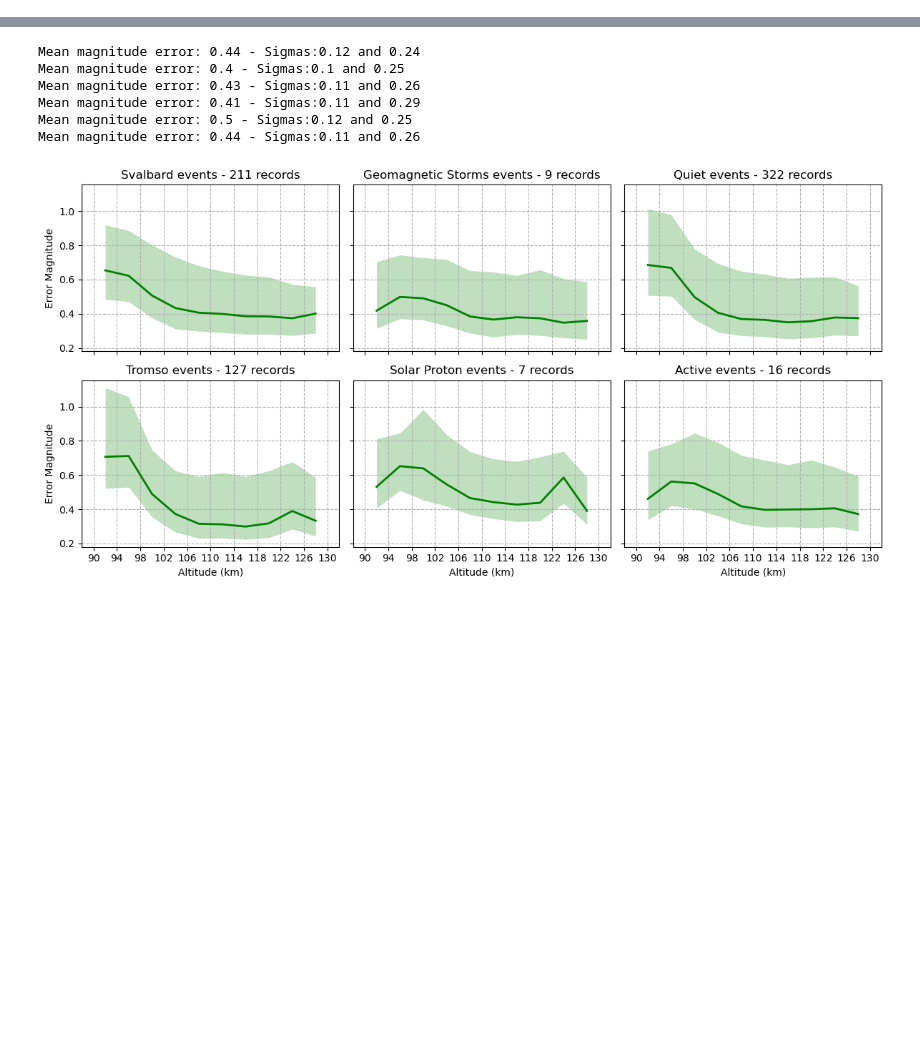
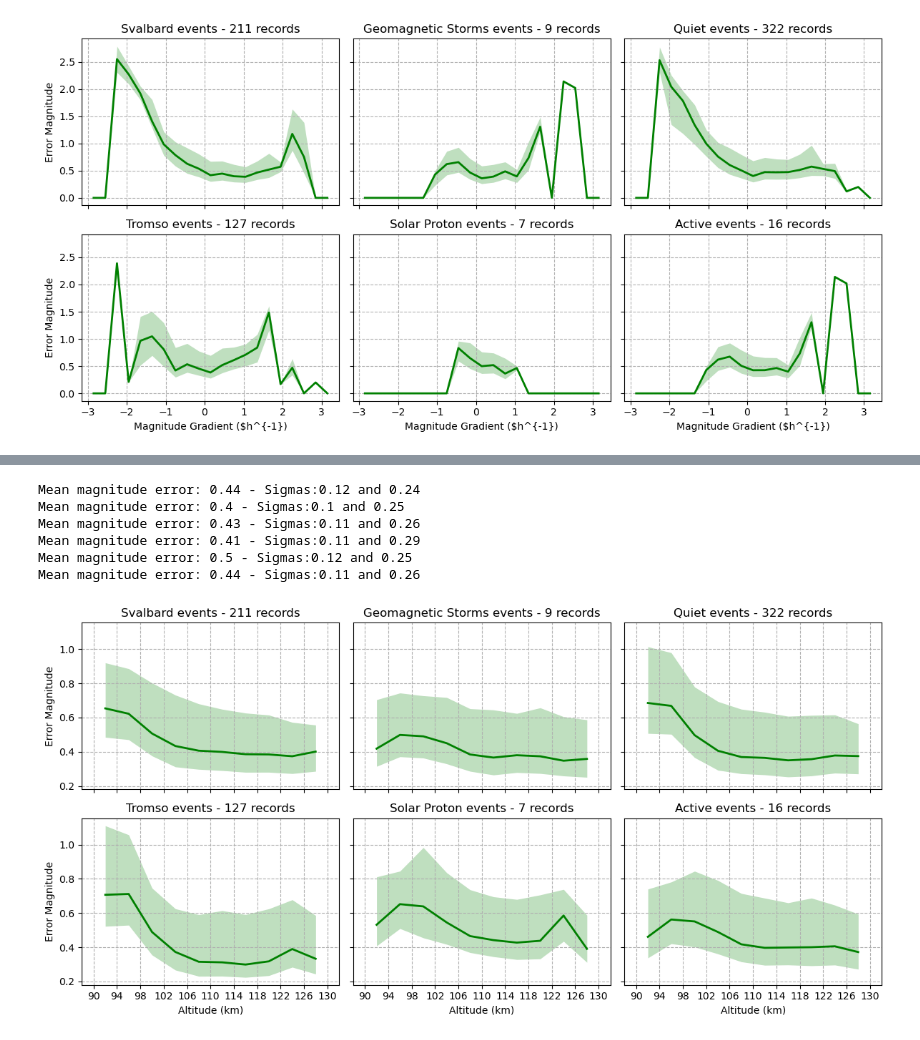
Before and after one commit to remy-guillermin/WACCM-Analysis, a Jupyter notebook: Scripts/Data-Analysis/global_error.ipynb, the cells around one changed output, grey strips where cells are left out. Cells and saved outputs as stored; diff of their text form; code cells hidden in the pictures; blank space fills up the shorter version.

Commit message:
plot

```diff
--- a/Scripts/Data-Analysis/global_error.ipynb
+++ b/Scripts/Data-Analysis/global_error.ipynb
@@ -39,6 +39,102 @@ dSME_index = np.array(data_df['SME Gradient']).reshape(-1,shape)
 speed_index = np.array(data_df['Speed 1 hour before']).reshape(-1,shape)
 dspeed_index = np.array(data_df['Speed Gradient 1 hour before']).reshape(-1,shape)
 
+Ne_EXP_gradient_height = mag_EXP.reshape(-1, len(H_bins), len(time_bins))
+zero_gradient_mask = Ne_EXP_gradient_height == 0
+Ne_EXP_gradient_height = Ne_EXP_gradient_height[:,1:,:] - Ne_EXP_gradient_height[:,:-1,:]
+Ne_EXP_gradient_height = np.concatenate((Ne_EXP_gradient_height, Ne_EXP_gradient_height[:,-1:,:]), axis=1)
+Ne_EXP_gradient_height[np.roll(zero_gradient_mask,1,axis=1)] = Ne_EXP_gradient_height[np.roll(zero_gradient_mask,2,axis=1)]
+Ne_EXP_gradient_height[np.roll(zero_gradient_mask,-1,axis=1)] = Ne_EXP_gradient_height[np.roll(zero_gradient_mask,-2,axis=1)]
+Ne_EXP_gradient_height = Ne_EXP_gradient_height.reshape(-1,shape)
+
+Ne_EXP_gradient_time = mag_EXP.reshape(-1, len(H_bins), len(time_bins))
+zero_gradient_mask = Ne_EXP_gradient_time == 0
+Ne_EXP_gradient_time = Ne_EXP_gradient_time[:,:,1:] -  Ne_EXP_gradient_time[:,:,:-1]
+Ne_EXP_gradient_time = np.concatenate((Ne_EXP_gradient_time, Ne_EXP_gradient_time[:,:,-1:]), axis=2)
+Ne_EXP_gradient_time[np.roll(zero_gradient_mask,1,axis=1)] = Ne_EXP_gradient_time[np.roll(zero_gradient_mask,2,axis=1)]
+Ne_EXP_gradient_time[np.roll(zero_gradient_mask,-1,axis=1)] = Ne_EXP_gradient_time[np.roll(zero_gradient_mask,-2,axis=1)]
+Ne_EXP_gradient_time = Ne_EXP_gradient_time.reshape(-1,shape)
 
 masks = [Svalbard, Geomagnetic_Event, (~Geomagnetic_Event) * (~Solar_Proton_Event), Tromso, Solar_Proton_Event, (Geomagnetic_Event) + (Solar_Proton_Event)]
 types = ['Svalbard', 'Geomagnetic Storms', 'Quiet', 'Tromso', 'Solar Proton', 'Active']
+# %%
+fig, axs = plt.subplots(2, 3, figsize=(12, 6), sharex=True, sharey=True)
+
+gradient_bins = np.linspace(-3,3,21)
+
+for i in range(len(masks)):
+    mask = masks[i]
+    type = types[i]
+
+    temp_Ne_EXP = Ne_EXP[mask]
+    temp_Ne_WACCM = Ne_WACCM[mask]
+    temp_dNe_EXP = dNe_EXP[mask]
+    temp_gradient = Ne_EXP_gradient_time[mask]
+
+    temp_mag_EXP = mag_EXP[mask]
+    temp_mag_WACCM = mag_WACCM[mask]
+
+    zero_mask = temp_Ne_EXP != 0
+    temp_Ne_EXP[~zero_mask] = 1
+
+    Ne_diff = np.abs(temp_Ne_EXP - temp_Ne_WACCM)
+    error_mask = Ne_diff < temp_dNe_EXP
+
+    temp_Ne_EXP[error_mask] = 1
+    temp_dNe_EXP[error_mask] = 0
+
+    dNe_fac = temp_dNe_EXP/temp_Ne_EXP
+    factor_error_mask = dNe_fac > 2
+
+    temp_Ne_EXP[factor_error_mask] = 1
+
+    zero_mask = temp_Ne_EXP != 0
+    temp_Ne_EXP[~zero_mask] = 1
+
+    value_mask = temp_Ne_EXP != 1
+
+    Ne_diff_flat = np.abs(temp_mag_EXP - temp_mag_WACCM)[value_mask]
+    gradient_flat = temp_gradient[value_mask]
+
+    mean_list = []
+    less_sigma_list = []
+    more_sigma_list = []
+
+
+    for gradient_bin in gradient_bins:
+        gradient_mask = np.abs(gradient_flat - gradient_bin) <= (gradient_bins[1] - gradient_bins[0])/2
+        if len(Ne_diff_flat[gradient_mask]) == 0:
+            mean_value = 0
+            less_sigma_value = 0
+            more_sigma_value = 0
+        else:
+            mean_value = np.mean(Ne_diff_flat[gradient_mask])
+            less_sigma_value = np.std(np.concatenate((Ne_diff_flat[gradient_mask][Ne_diff_flat[gradient_mask]<mean_value], [mean_value])))
+            more_sigma_value = np.std(np.concatenate((Ne_diff_flat[gradient_mask][Ne_diff_flat[gradient_mask]>mean_value], [mean_value])))
+        mean_list.append(mean_value)
+        less_sigma_list.append(less_sigma_value)
+        more_sigma_list.append(more_sigma_value)
+
+    mean = np.array(mean_list)
+    less_sigma = np.array(less_sigma_list)
+    more_sigma = np.array(more_sigma_list)
+
+    x = np.array(gradient_bins)
+
+    axs[i // 3][i % 3].fill_between(x + (gradient_bins[1] - gradient_bins[0])/2, mean-less_sigma, mean+more_sigma, color = 'green', alpha=.25, linewidth=0)
+    axs[i // 3][i % 3].plot(x + (gradient_bins[1] - gradient_bins[0])/2, mean, 'green', linewidth=2)
+    axs[i // 3][i % 3].grid(linestyle='--')
+    axs[i // 3][i % 3].set_title(f'{type} events - {sum(mask)} records')
+
+axs[1][0].set_xlabel(r'Magnitude Gradient ($h^{-1})')
+axs[1][1].set_xlabel(r'Magnitude Gradient ($h^{-1})')
+axs[1][2].set_xlabel(r'Magnitude Gradient ($h^{-1})')
+
+axs[0][0].set_ylabel('Error Magnitude')
+axs[1][0].set_ylabel('Error Magnitude')
+
+plt.tight_layout()
+plt.savefig(f'../../Output/Figures/error-events/density-gradient.png')
+plt.show()
+# %% [output]
+[figure, added]
```
Also changed, not shown: parts of 1 cell of this notebook, 6 other files.
